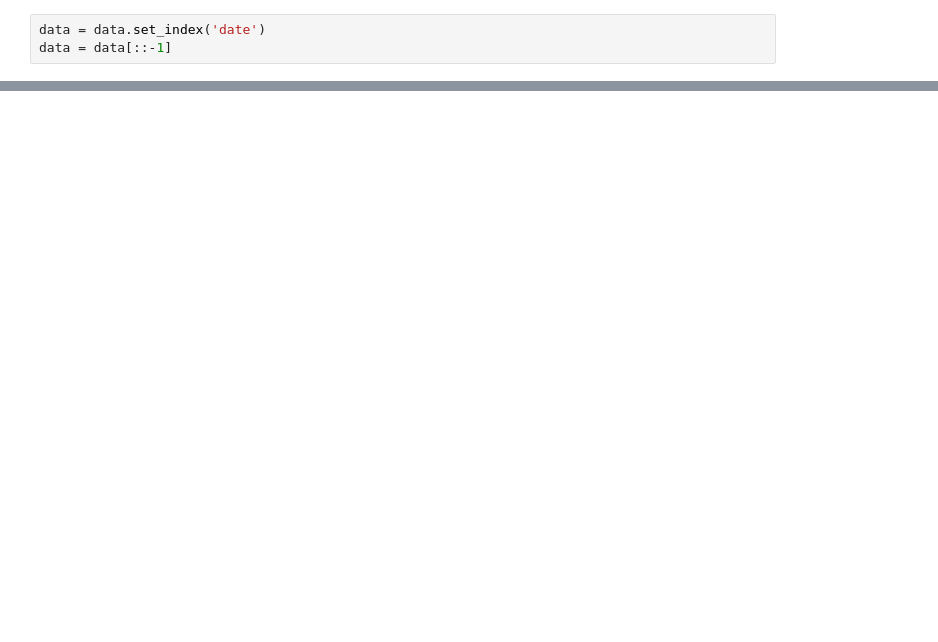
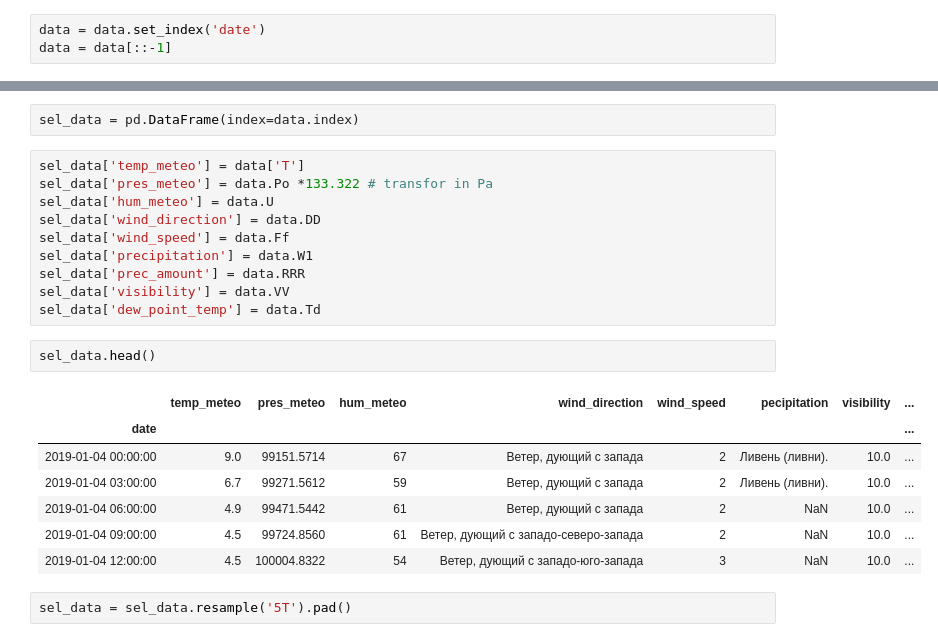
Before and after one commit to aerubanov/Proj_Air_Quality, a Jupyter notebook: notebooks/wather_data.ipynb, the cells around one changed output, grey strips where cells are left out. Saved outputs shown, nothing was run; the diff lists cells and outputs as text; blank space fills up the shorter version.

```diff
--- a/notebooks/wather_data.ipynb
+++ b/notebooks/wather_data.ipynb
@@ -30,0 +27,24 @@ data.head()
+# %%
+sel_data = pd.DataFrame(index=data.index)
+# %%
+sel_data['temp_meteo'] = data['T']
+sel_data['pres_meteo'] = data.Po *133.322 # transfor in Pa
+sel_data['hum_meteo'] = data.U
+sel_data['wind_direction'] = data.DD
+sel_data['wind_speed'] = data.Ff
+sel_data['precipitation'] = data.W1
+sel_data['prec_amount'] = data.RRR
+sel_data['visibility'] = data.VV
+sel_data['dew_point_temp'] = data.Td
+# %%
+sel_data.head()
+# %% [output]
+|  | temp_meteo | pres_meteo | hum_meteo | wind_direction | wind_speed | pecipitation | visibility | ... |
+| date |  |  |  |  |  |  |  | ... |
+| 2019-01-04 00:00:00 | 9.0 | 99151.5714 | 67 | Ветер, дующий с запада | 2 | Ливень (ливни). | 10.0 | ... |
+| 2019-01-04 03:00:00 | 6.7 | 99271.5612 | 59 | Ветер, дующий с запада | 2 | Ливень (ливни). | 10.0 | ... |
+| 2019-01-04 06:00:00 | 4.9 | 99471.5442 | 61 | Ветер, дующий с запада | 2 | NaN | 10.0 | ... |
+| 2019-01-04 09:00:00 | 4.5 | 99724.8560 | 61 | Ветер, дующий с западо-северо-запада | 2 | NaN | 10.0 | ... |
+| 2019-01-04 12:00:00 | 4.5 | 100004.8322 | 54 | Ветер, дующий с западо-юго-запада | 3 | NaN | 10.0 | ... |
+# %%
+sel_data = sel_data.resample('5T').pad()
```
Also changed, not shown: parts of 3 cells of this notebook, 3 other files.
